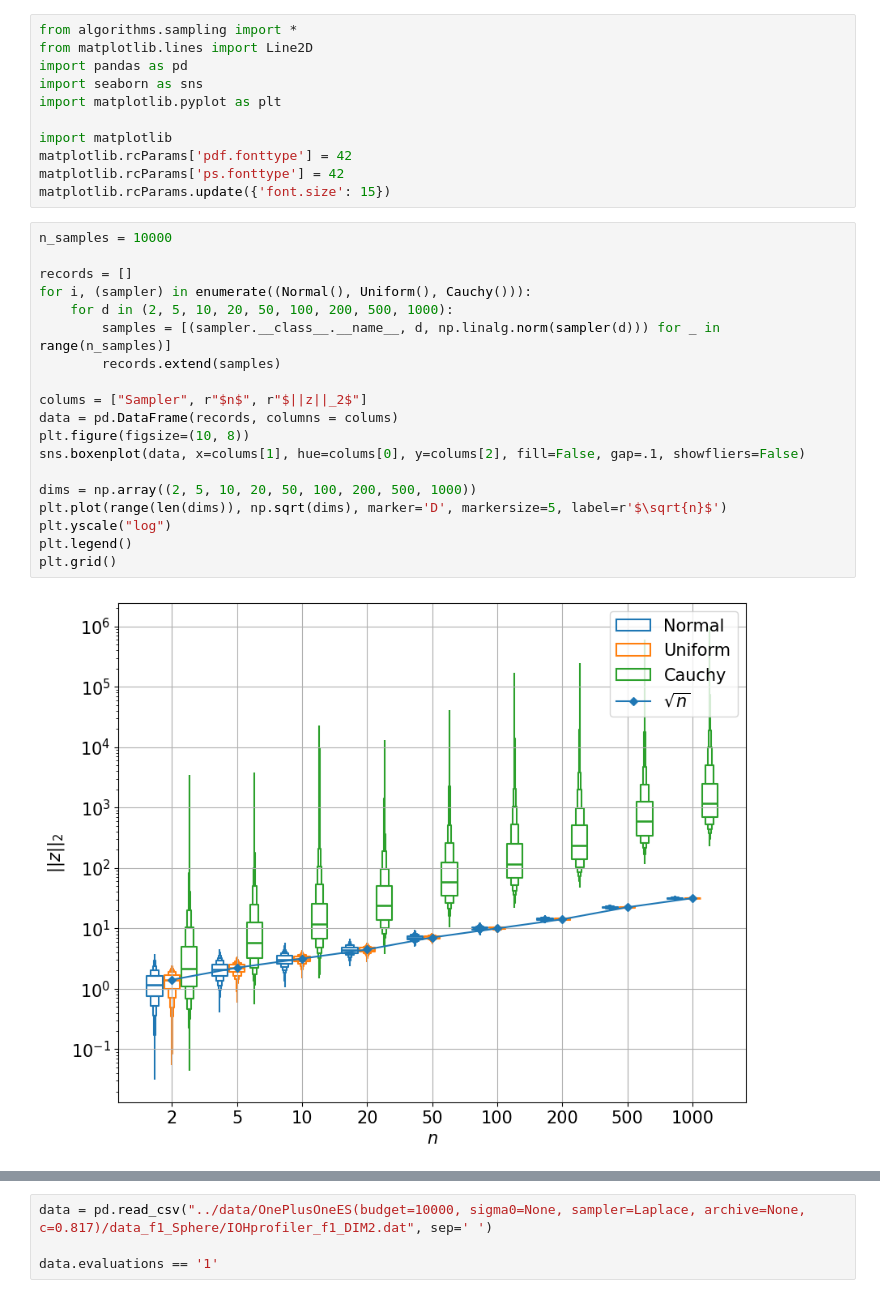
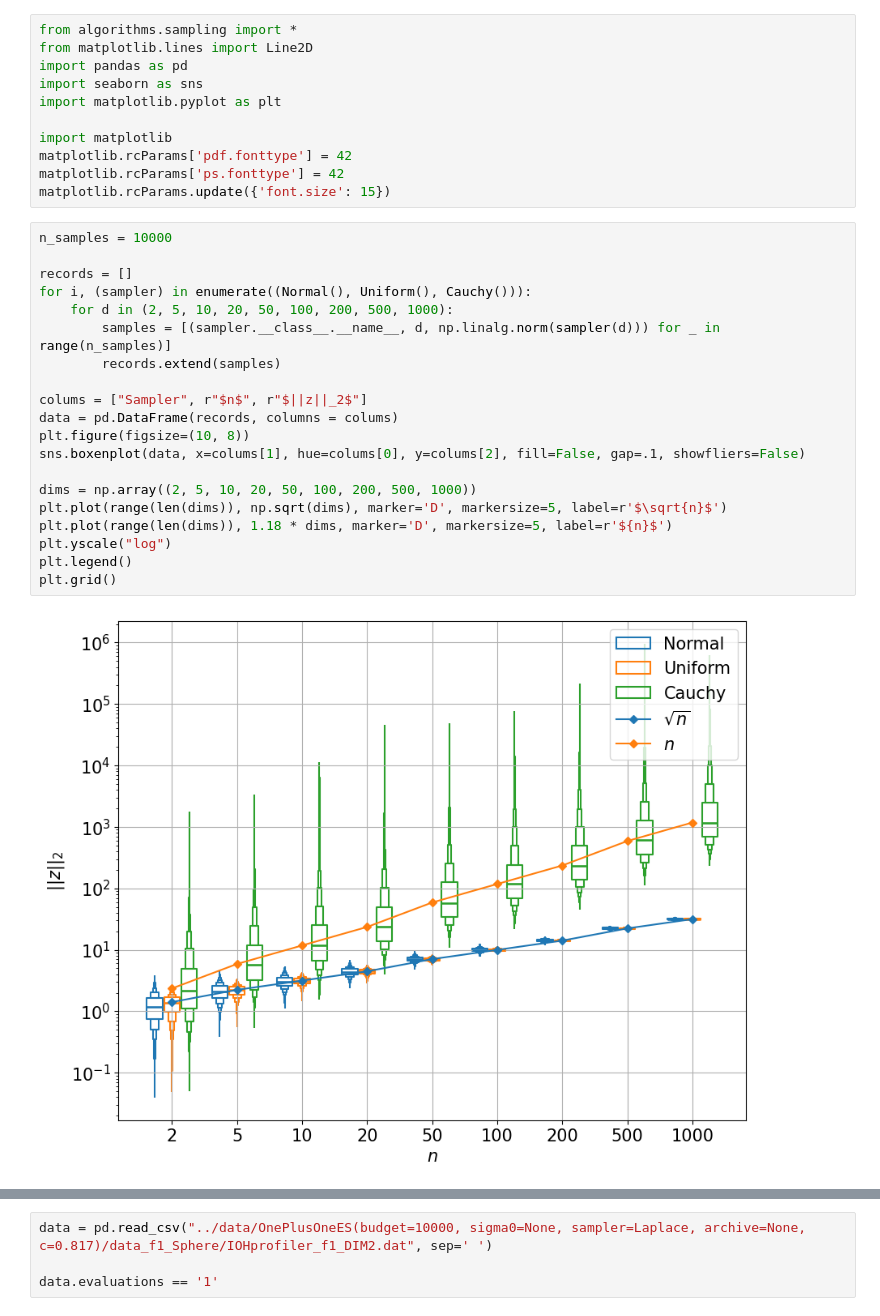
Before and after one commit to jacobdenobel/algorithms, a Jupyter notebook: scripts/samplers.ipynb, the cells around one changed output, grey strips where cells are left out. Saved outputs shown, nothing was run; the diff lists cells and outputs as text.

```diff
--- a/scripts/samplers.ipynb
+++ b/scripts/samplers.ipynb
@@ -12,21 +12,22 @@ matplotlib.rcParams.update({'font.size': 15})
 # %%
 n_samples = 10000
 
 records = []
 for i, (sampler) in enumerate((Normal(), Uniform(), Cauchy())):
     for d in (2, 5, 10, 20, 50, 100, 200, 500, 1000):
         samples = [(sampler.__class__.__name__, d, np.linalg.norm(sampler(d))) for _ in range(n_samples)]
         records.extend(samples)
 
 colums = ["Sampler", r"$n$", r"$||z||_2$"]
 data = pd.DataFrame(records, columns = colums)
 plt.figure(figsize=(10, 8))
 sns.boxenplot(data, x=colums[1], hue=colums[0], y=colums[2], fill=False, gap=.1, showfliers=False)
 
 dims = np.array((2, 5, 10, 20, 50, 100, 200, 500, 1000))
 plt.plot(range(len(dims)), np.sqrt(dims), marker='D', markersize=5, label=r'$\sqrt{n}$')
+plt.plot(range(len(dims)), 1.18 * dims, marker='D', markersize=5, label=r'${n}$')
 plt.yscale("log")
 plt.legend()
 plt.grid()
 # %% [output]
-[figure, old version]
+[figure, new version]
```
Also changed, not shown: parts of 7 cells of this notebook, 7 other files.
